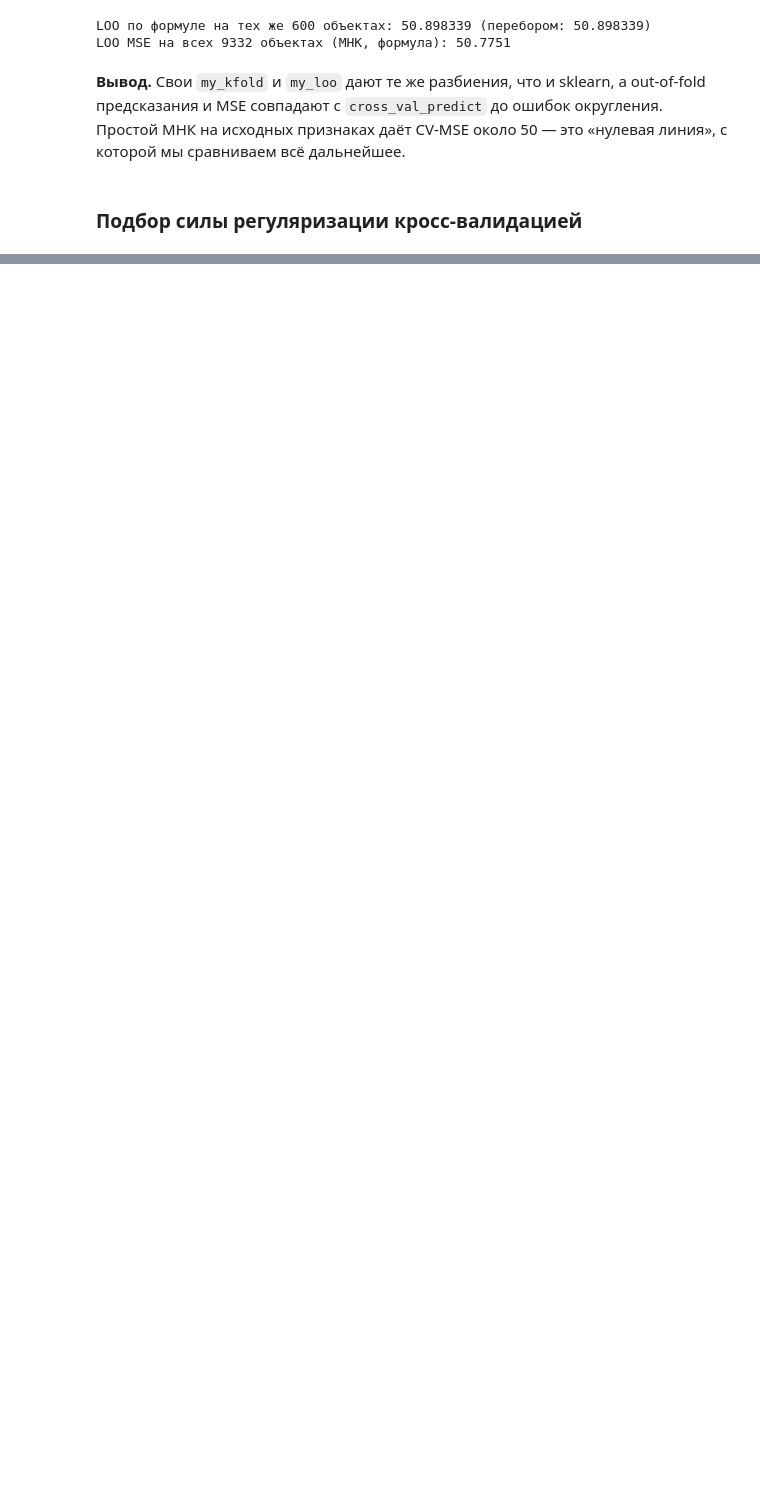
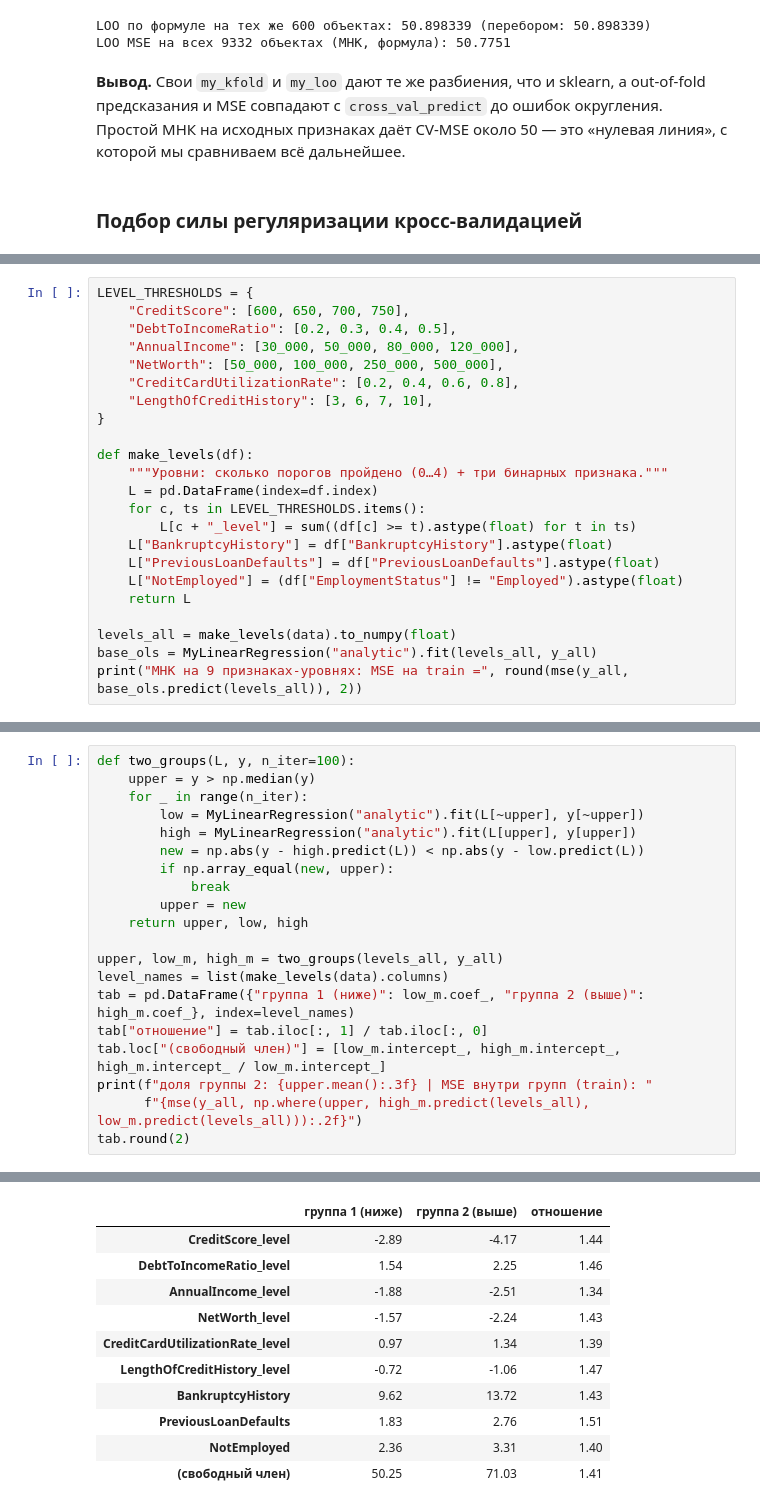
Before and after one commit to kriasa/ML, a Jupyter notebook: LABS/lr_1/lab1.ipynb, the cells around one changed output, grey strips where cells are left out. Drawn from its saved outputs; the diff is of its cells as text; blank space fills up the shorter version.

```diff
--- a/LABS/lr_1/lab1_full.ipynb
+++ b/LABS/lr_1/lab1.ipynb
@@ -958,0 +691,23 @@ CV на train, поскольку гиперпараметры подбирал
+# %%
+LEVEL_THRESHOLDS = {
+    "CreditScore": [600, 650, 700, 750],
+    "DebtToIncomeRatio": [0.2, 0.3, 0.4, 0.5],
+    "AnnualIncome": [30_000, 50_000, 80_000, 120_000],
+    "NetWorth": [50_000, 100_000, 250_000, 500_000],
+    "CreditCardUtilizationRate": [0.2, 0.4, 0.6, 0.8],
+    "LengthOfCreditHistory": [3, 6, 7, 10],
+}
+
+def make_levels(df):
+    """Уровни: сколько порогов пройдено (0…4) + три бинарных признака."""
+    L = pd.DataFrame(index=df.index)
+    for c, ts in LEVEL_THRESHOLDS.items():
+        L[c + "_level"] = sum((df[c] >= t).astype(float) for t in ts)
+    L["BankruptcyHistory"] = df["BankruptcyHistory"].astype(float)
+    L["PreviousLoanDefaults"] = df["PreviousLoanDefaults"].astype(float)
+    L["NotEmployed"] = (df["EmploymentStatus"] != "Employed").astype(float)
+    return L
+
+levels_all = make_levels(data).to_numpy(float)
+base_ols = MyLinearRegression("analytic").fit(levels_all, y_all)
+print("МНК на 9 признаках-уровнях: MSE на train =", round(mse(y_all, base_ols.predict(levels_all)), 2))
@@ -958,0 +721,21 @@ CV на train, поскольку гиперпараметры подбирал
+# %%
+def two_groups(L, y, n_iter=100):
+    upper = y > np.median(y)
+    for _ in range(n_iter):
+        low = MyLinearRegression("analytic").fit(L[~upper], y[~upper])
+        high = MyLinearRegression("analytic").fit(L[upper], y[upper])
+        new = np.abs(y - high.predict(L)) < np.abs(y - low.predict(L))
+        if np.array_equal(new, upper):
+            break
+        upper = new
+    return upper, low, high
+
+upper, low_m, high_m = two_groups(levels_all, y_all)
+level_names = list(make_levels(data).columns)
+tab = pd.DataFrame({"группа 1 (ниже)": low_m.coef_, "группа 2 (выше)": high_m.coef_}, index=level_names)
+tab["отношение"] = tab.iloc[:, 1] / tab.iloc[:, 0]
+tab.loc["(свободный член)"] = [low_m.intercept_, high_m.intercept_, high_m.intercept_ / low_m.intercept_]
+print(f"доля группы 2: {upper.mean():.3f} | MSE внутри групп (train): "
+      f"{mse(y_all, np.where(upper, high_m.predict(levels_all), low_m.predict(levels_all))):.2f}")
+tab.round(2)
+# %% [output]
@@ -958,0 +743,11 @@ CV на train, поскольку гиперпараметры подбирал
+|  | группа 1 (ниже) | группа 2 (выше) | отношение |
+| CreditScore_level | -2.89 | -4.17 | 1.44 |
+| DebtToIncomeRatio_level | 1.54 | 2.25 | 1.46 |
+| AnnualIncome_level | -1.88 | -2.51 | 1.34 |
+| NetWorth_level | -1.57 | -2.24 | 1.43 |
+| CreditCardUtilizationRate_level | 0.97 | 1.34 | 1.39 |
+| LengthOfCreditHistory_level | -0.72 | -1.06 | 1.47 |
+| BankruptcyHistory | 9.62 | 13.72 | 1.43 |
+| PreviousLoanDefaults | 1.83 | 2.76 | 1.51 |
+| NotEmployed | 2.36 | 3.31 | 1.40 |
+| (свободный член) | 50.25 | 71.03 | 1.41 |
```
Also changed, not shown: parts of 54 cells of this notebook, 4 other files.
